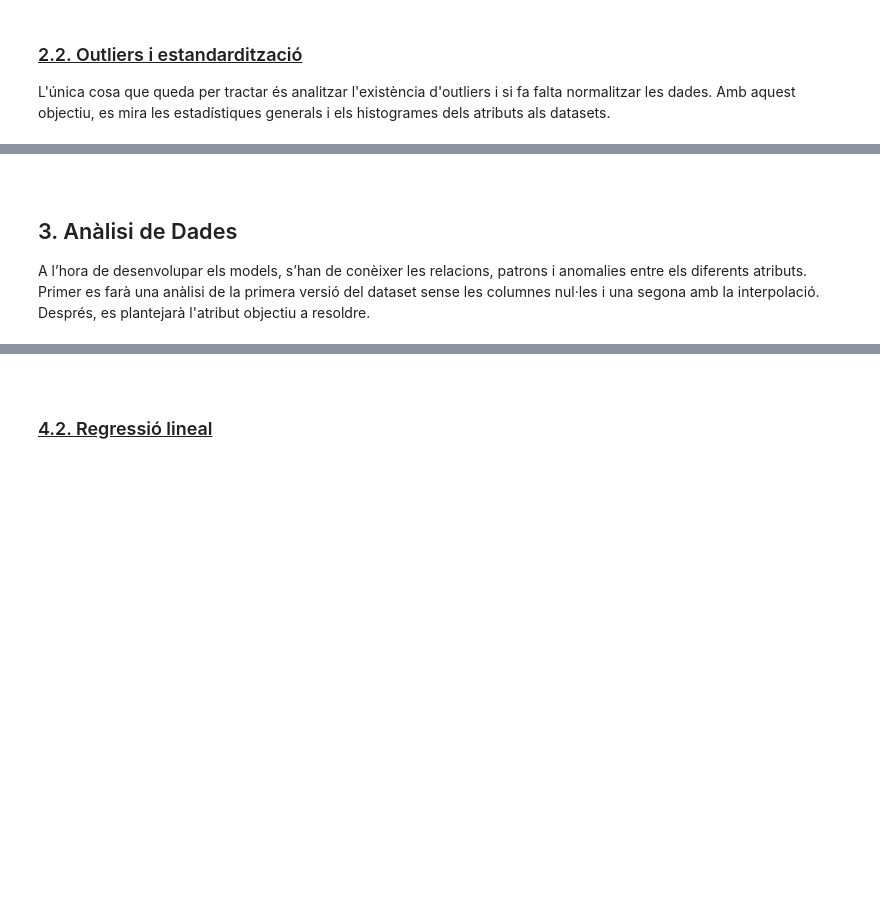
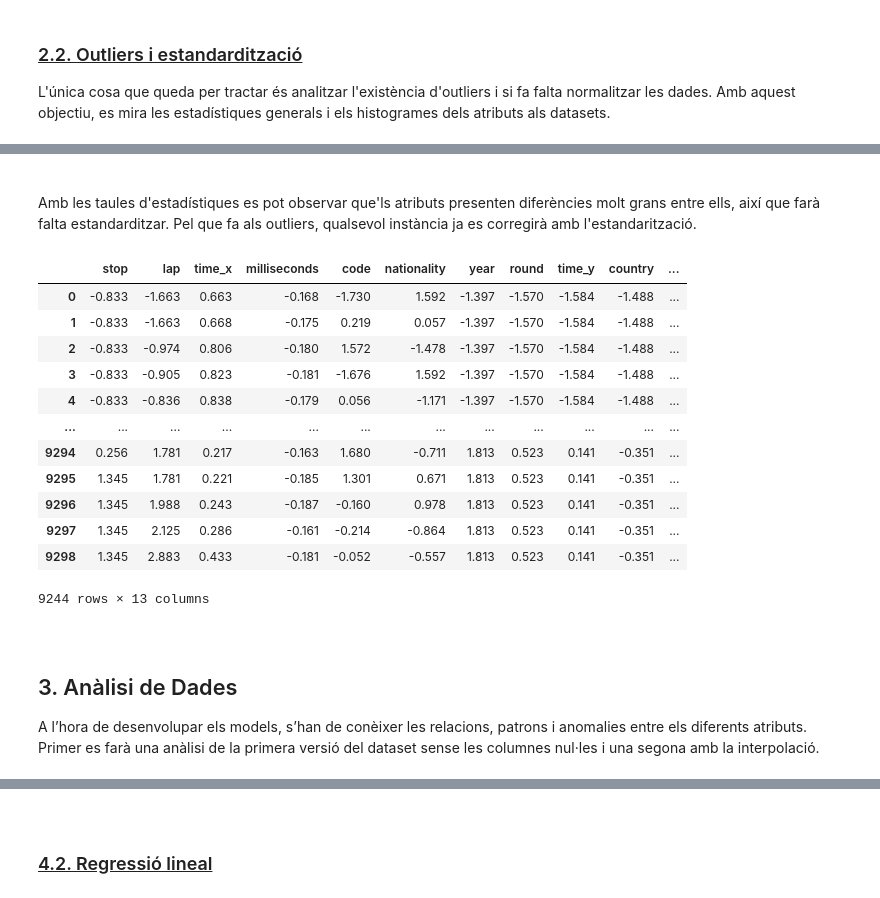
Before and after one commit to Nara-On/Practica3APC-Kaggle, a Jupyter notebook: Practica3APC-Kaggle.ipynb, the cells around one changed output, grey strips where cells are left out. Saved outputs shown, nothing was run; the diff lists cells and outputs as text; code cells hidden in the pictures; blank space fills up the shorter version.

```diff
--- a/Practica3APC-Kaggle.ipynb
+++ b/Practica3APC-Kaggle.ipynb
@@ -1060,3 +1065,4 @@ Tenint en compte tot això, es creu que el millor conjunt de dades amb el que tr
 # %%
-dataset =
+dataset = pitStops.copy()
+dataset.head()
 # %% [output]
@@ -1102,0 +1137,20 @@ print (f"y_train[0]: {y_train[0]}")
+# %%
+# Quitar atribut repetit
+dataset = dataset.drop(['duration'], axis=1)
+
+
+# Modificar time_x a segons
+dataset['time_x'] = dataset['time_x'].str.split(":", n=2, expand= False)
+
+hours = pd.to_numeric(dataset['time_x'].str[0], errors='coerce')
+minutes = pd.to_numeric(dataset['time_x'].str[1], errors='coerce')
+seconds = pd.to_numeric(dataset['time_x'].str[2], errors='coerce')
+
+dataset['time_x'] = (hours * 60 * 60) + (minutes * 60) + seconds
+dataset['time_x'] = dataset['time_x'].astype('float64')
+
+
+# Convertir atribut a numeric
+dataset['alt'] = dataset['alt'].astype('float64')
+
+dataset.info()
@@ -1102,0 +1182,5 @@ print (f"y_train[0]: {y_train[0]}")
+# %%
+enc = OrdinalEncoder()
+
+enc.fit(dataset[['code', 'nationality', 'time_y', 'country']])
+dataset[['code', 'nationality', 'time_y', 'country']] = enc.transform(dataset[['code', 'nationality', 'time_y', 'country']])
@@ -1103,5 +1225,6 @@ print (f"y_train[0]: {y_train[0]}")
 # %%
 # Tractament nulls
-dataset = dataset[~dataset['number'].isnull()]
-dataset['number'] = dataset['number'].astype('int64')
+dataset = dataset[~dataset['alt'].isnull()]
+dataset['alt'] = dataset['alt'].astype('int64')
+
 print(dataset.isnull().sum()/len(dataset)*100)
@@ -1137,0 +1280,4 @@ X_test = X_scaler.transform(X_test)
+# %% [markdown]
+<br >
+
+Amb les taules d'estadístiques es pot observar que'ls atributs presenten diferències molt grans entre ells, així que farà falta estandarditzar. Pel que fa als outliers, qualsevol instància ja es corregirà amb l'estandarització.
@@ -1138,9 +1292,26 @@ X_test = X_scaler.transform(X_test)
+# %%
+dataset = standarize(dataset)
+dataset
+# %% [output]
+|  | stop | lap | time_x | milliseconds | code | nationality | year | round | time_y | country | ... |
+| 0 | -0.833 | -1.663 | 0.663 | -0.168 | -1.730 | 1.592 | -1.397 | -1.570 | -1.584 | -1.488 | ... |
+| 1 | -0.833 | -1.663 | 0.668 | -0.175 | 0.219 | 0.057 | -1.397 | -1.570 | -1.584 | -1.488 | ... |
+| 2 | -0.833 | -0.974 | 0.806 | -0.180 | 1.572 | -1.478 | -1.397 | -1.570 | -1.584 | -1.488 | ... |
+| 3 | -0.833 | -0.905 | 0.823 | -0.181 | -1.676 | 1.592 | -1.397 | -1.570 | -1.584 | -1.488 | ... |
+| 4 | -0.833 | -0.836 | 0.838 | -0.179 | 0.056 | -1.171 | -1.397 | -1.570 | -1.584 | -1.488 | ... |
+| ... | ... | ... | ... | ... | ... | ... | ... | ... | ... | ... | ... |
+| 9294 | 0.256 | 1.781 | 0.217 | -0.163 | 1.680 | -0.711 | 1.813 | 0.523 | 0.141 | -0.351 | ... |
+| 9295 | 1.345 | 1.781 | 0.221 | -0.185 | 1.301 | 0.671 | 1.813 | 0.523 | 0.141 | -0.351 | ... |
+| 9296 | 1.345 | 1.988 | 0.243 | -0.187 | -0.160 | 0.978 | 1.813 | 0.523 | 0.141 | -0.351 | ... |
+| 9297 | 1.345 | 2.125 | 0.286 | -0.161 | -0.214 | -0.864 | 1.813 | 0.523 | 0.141 | -0.351 | ... |
+| 9298 | 1.345 | 2.883 | 0.433 | -0.181 | -0.052 | -0.557 | 1.813 | 0.523 | 0.141 | -0.351 | ... |
+9244 rows × 13 columns
 # %% [markdown]
 <br >
 
 ## 3. Anàlisi de Dades
 
-A l’hora de desenvolupar els models, s’han de conèixer les relacions, patrons i anomalies entre els diferents atributs. Primer es farà una anàlisi de la primera versió del dataset sense les columnes nul·les i una segona amb la interpolació. Després, es plantejarà l'atribut objectiu a resoldre.
+A l’hora de desenvolupar els models, s’han de conèixer les relacions, patrons i anomalies entre els diferents atributs. Primer es farà una anàlisi de la primera versió del dataset sense les columnes nul·les i una segona amb la interpolació.
 # %%
 correlacio = dataset.corr()
 plt.figure()
```
Also changed, not shown: parts of 41 cells of this notebook.
